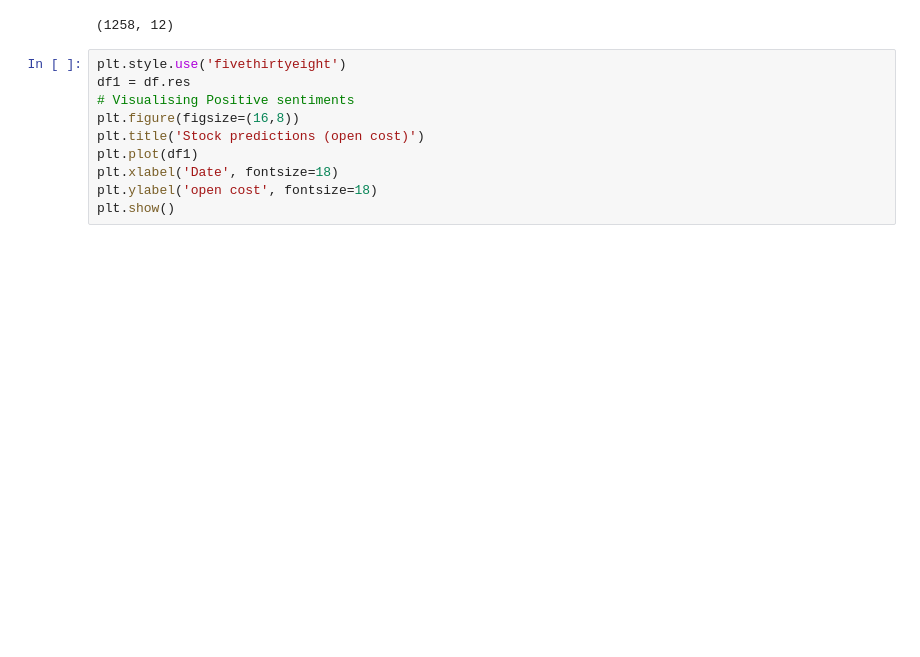
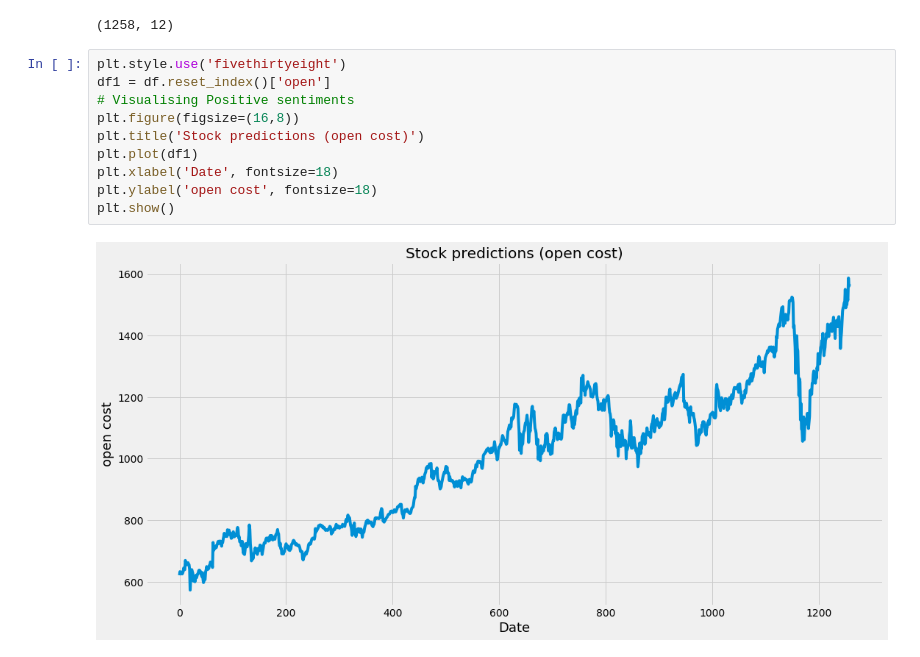
Before and after one commit to abhaydhiman/stock_predictions, a Jupyter notebook: Untitled.ipynb, the cells around one changed output. Cells and saved outputs as stored; diff of their text form; blank space fills up the shorter version.

```diff
--- a/Untitled.ipynb
+++ b/Untitled.ipynb
@@ -36,11 +36,13 @@ df.shape
 (1258, 12)
 # %%
 plt.style.use('fivethirtyeight')
-df1 = df.res
+df1 = df.reset_index()['open']
 # Visualising Positive sentiments
 plt.figure(figsize=(16,8))
 plt.title('Stock predictions (open cost)')
 plt.plot(df1)
 plt.xlabel('Date', fontsize=18)
 plt.ylabel('open cost', fontsize=18)
 plt.show()
+# %% [output]
+[figure, added]
```
